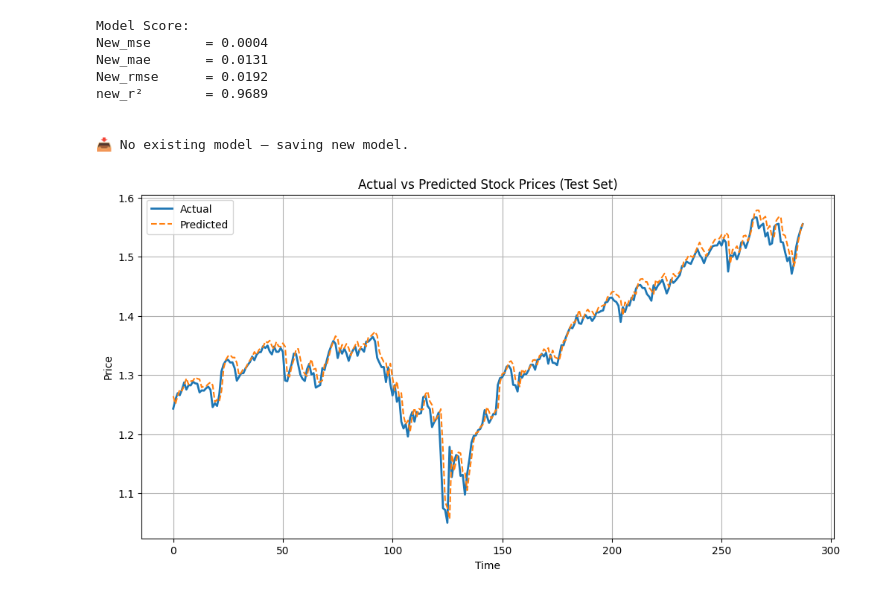
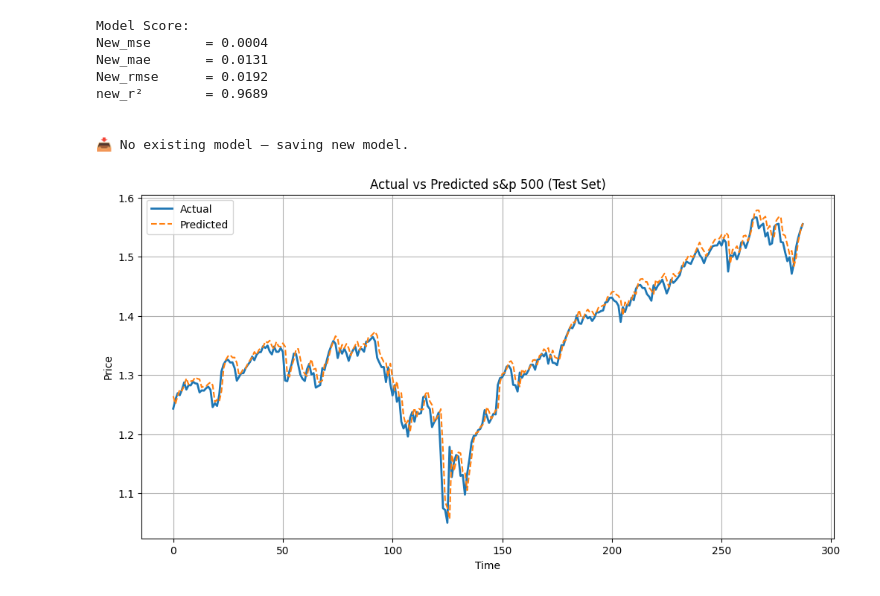
Before and after one commit to Andreas-Lukito/stock-closing-price-forecasting, a Jupyter notebook: notebooks/03_colab_GRU_model.ipynb, the cells around one changed output. Drawn from its saved outputs; the diff is of its cells as text; code cells hidden in the pictures.

```diff
--- a/notebooks/03_colab_GRU_model.ipynb
+++ b/notebooks/03_colab_GRU_model.ipynb
@@ -554,18 +554,18 @@ new_r²        = 0.9689
 # %%
 _, _, _, _, old_labels, old_predictions = evaluate_model(
                                         model,
                                         test_loader,
                                         device
                                         )
 
 plt.figure(figsize=(12, 6))
 plt.plot(labels, label="Actual", linewidth=2)
 plt.plot(predicitons, label="Predicted", linestyle="--")
 plt.xlabel("Time")
 plt.ylabel("Price")
-plt.title("Actual vs Predicted Stock Prices (Test Set)")
+plt.title("Actual vs Predicted s&p 500 (Test Set)")
 plt.legend()
 plt.grid(True)
 plt.show()
 # %% [output]
-[figure, old version]
+[figure, new version]
```
